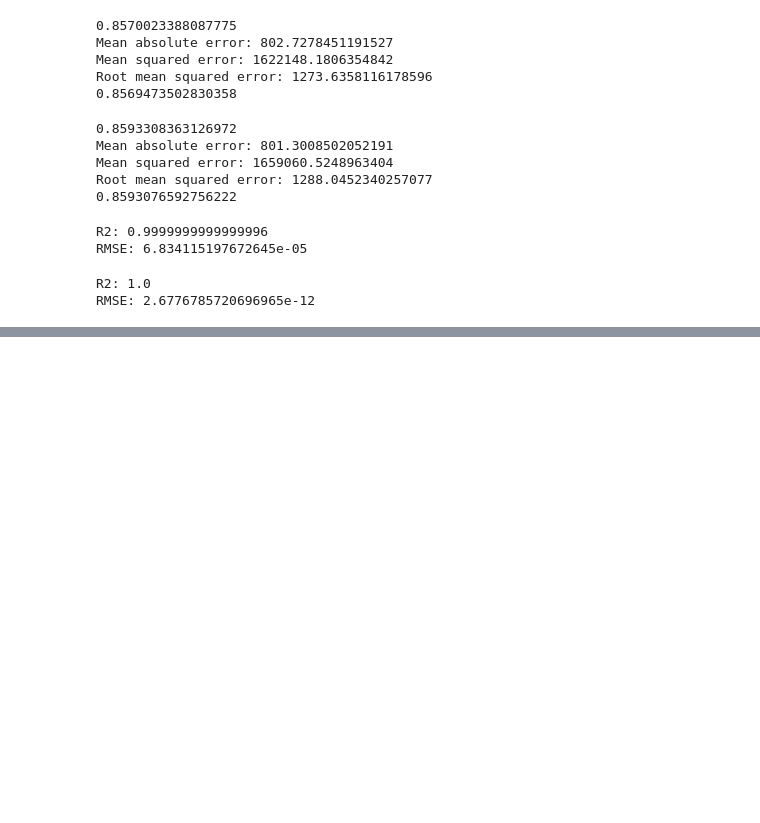
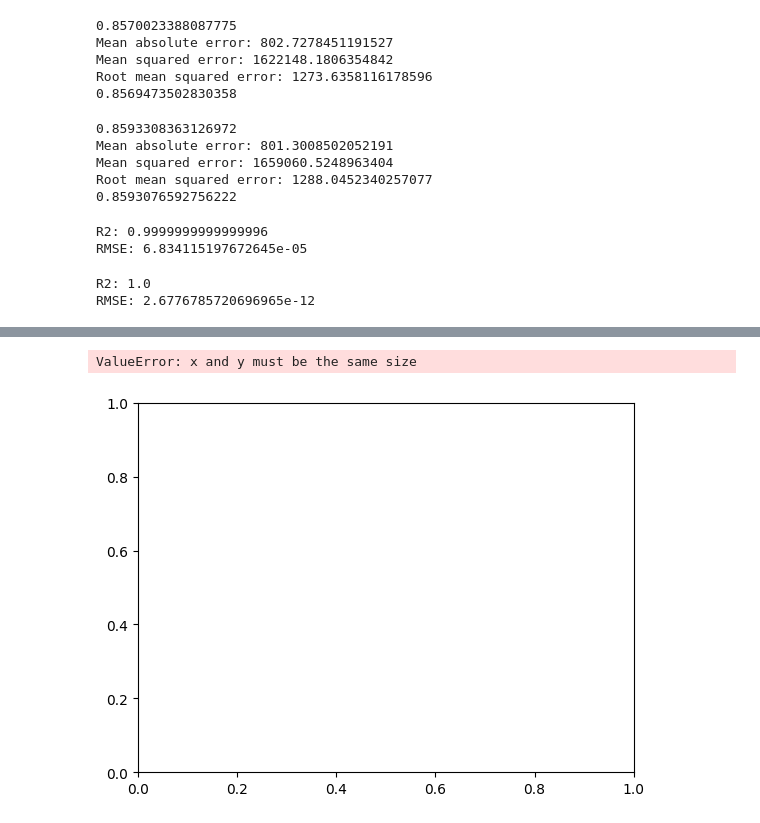
Before and after one commit to PaulinaTarkowsk/sql_recap, a Jupyter notebook: zadanie_2_ipnyb.ipynb, the cells around one changed output, grey strips where cells are left out. Saved outputs shown, nothing was run; the diff lists cells and outputs as text; code cells hidden in the pictures; blank space fills up the shorter version.

```diff
--- a/zadanie_2_ipnyb.ipynb
+++ b/zadanie_2_ipnyb.ipynb
@@ -331,0 +370,12 @@ RMSE: 2.6776785720696965e-12
+# %%
+import numpy as np
+
+# Plot dataset
+plt.scatter(X, y, s=10, color="r")
+
+# Plot model decision boundries
+plot_data = np.arange(-3, 3, 0.01).reshape(-1, 1)
+plt.plot(plot_data, reg_tree.predict(plot_data), color="lightblue")
+# %% [output]
+ValueError: x and y must be the same size
+[figure, added]
```
Also changed, not shown: parts of 3 cells of this notebook.
